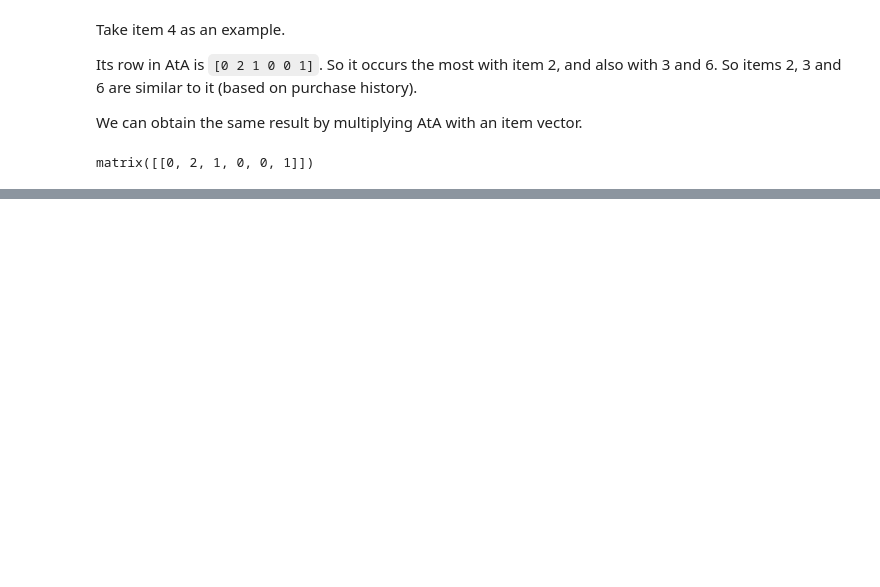
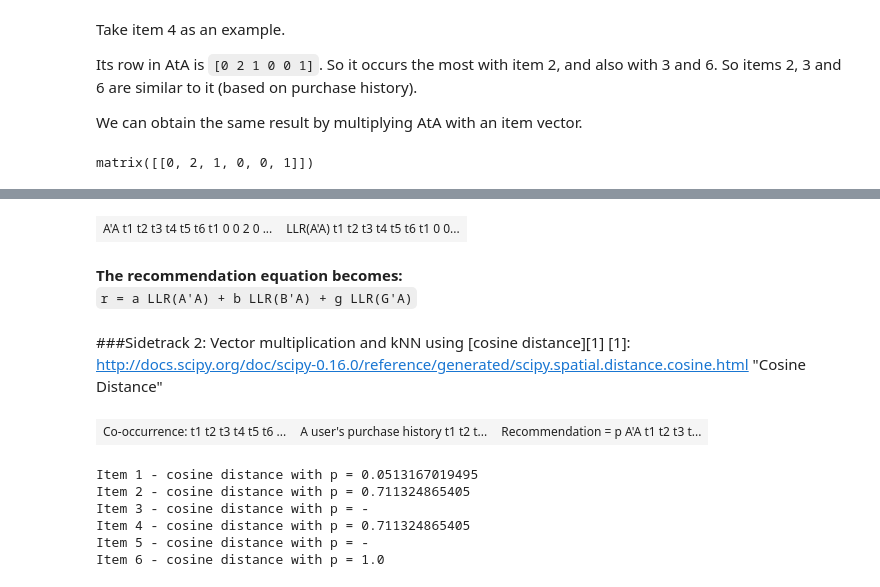
Before and after one commit to patng323/learn, a Jupyter notebook: multi-model recommender.ipynb, the cells around one changed output, grey strips where cells are left out. Cells and saved outputs as stored; diff of their text form; code cells hidden in the pictures; blank space fills up the shorter version.

```diff
--- a/multi-model recommender.ipynb
+++ b/multi-model recommender.ipynb
@@ -316,0 +303,29 @@ Items similar to 4, based on purchase and bookmarks:
+# %%
+AtA_llr = np.array([[0,0,0,0,0,1],[0,0,1,1,0,0],[0,1,0,0,0,0],[0,1,0,0,0,1],[1,0,0,0,0,0],[1,0,0,1,0,0]])
+displayTables([AtA, AtA_llr], ['c','c'], ["A'A", "LLR(A'A)"])
+# %% [output]
+| A'A t1 t2 t3 t4 t5 t6 t1 0 0 2 0 ... | LLR(A'A) t1 t2 t3 t4 t5 t6 t1 0 0... |
+# %% [markdown]
+**The recommendation equation becomes:**<br/>
+`r = a LLR(A'A) + b LLR(B'A) + g LLR(G'A)`
+# %% [markdown]
+###Sidetrack 2: Vector multiplication and kNN using [cosine distance][1]
+[1]: http://docs.scipy.org/doc/scipy-0.16.0/reference/generated/scipy.spatial.distance.cosine.html "Cosine Distance"
+# %%
+p = np.matrix([0,0,1,0,1,0])
+displayTables([AtA, p, p*AtA], ['c', 'v', 'v'], \
+              [None, "A user's purchase history", "Recommendation = p A'A"], width=90)
+
+print
+from scipy.spatial import distance
+for r in range(6):
+    dist = distance.cosine(p, AtA[r])
+    print "Item", r + 1, "- cosine distance with p =", ("-" if p[0,r] == 1 else dist)
+# %% [output]
+| Co-occurrence: t1 t2 t3 t4 t5 t6 ... | A user's purchase history t1 t2 t... | Recommendation = p A'A t1 t2 t3 t... |
+Item 1 - cosine distance with p = 0.0513167019495
+Item 2 - cosine distance with p = 0.711324865405
+Item 3 - cosine distance with p = -
+Item 4 - cosine distance with p = 0.711324865405
+Item 5 - cosine distance with p = -
+Item 6 - cosine distance with p = 1.0
```
Also changed, not shown: parts of 32 cells of this notebook.
